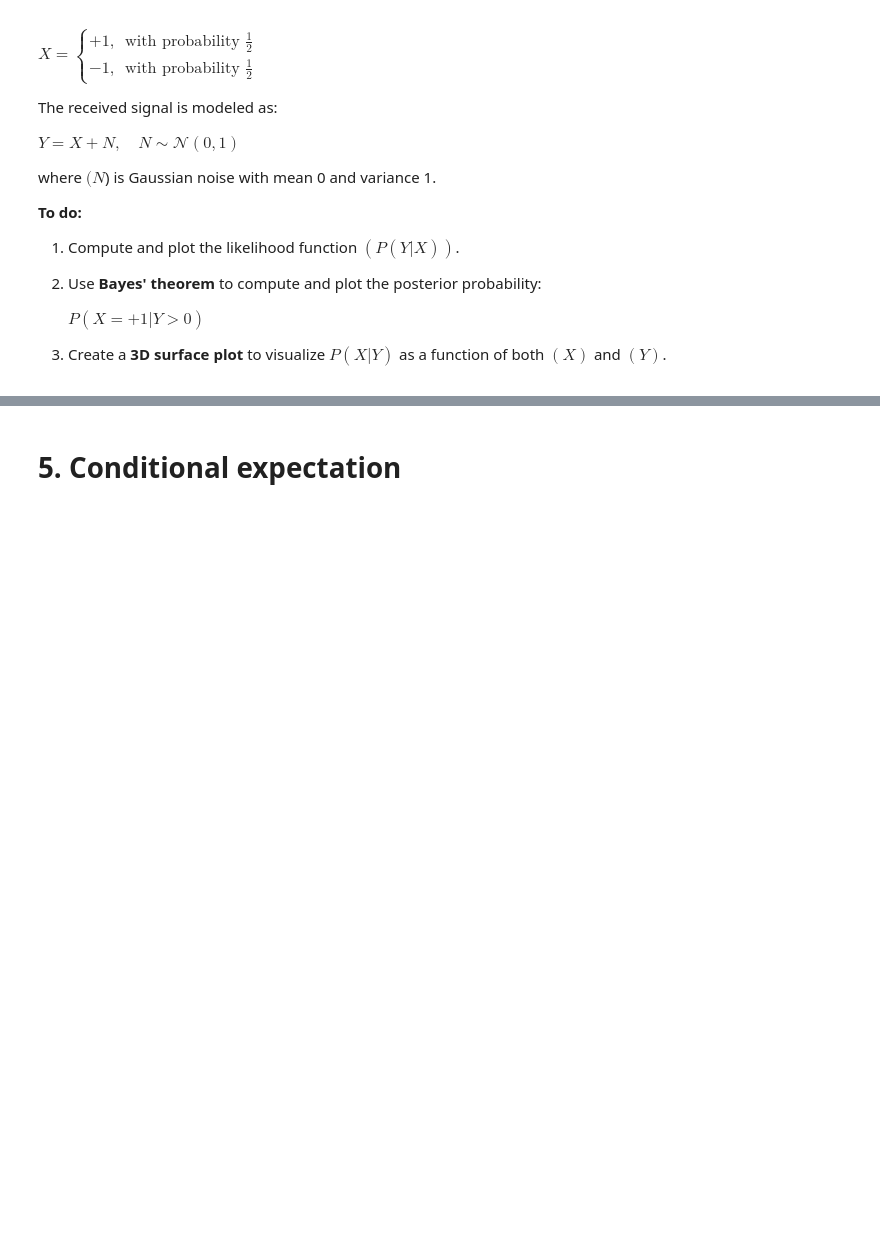
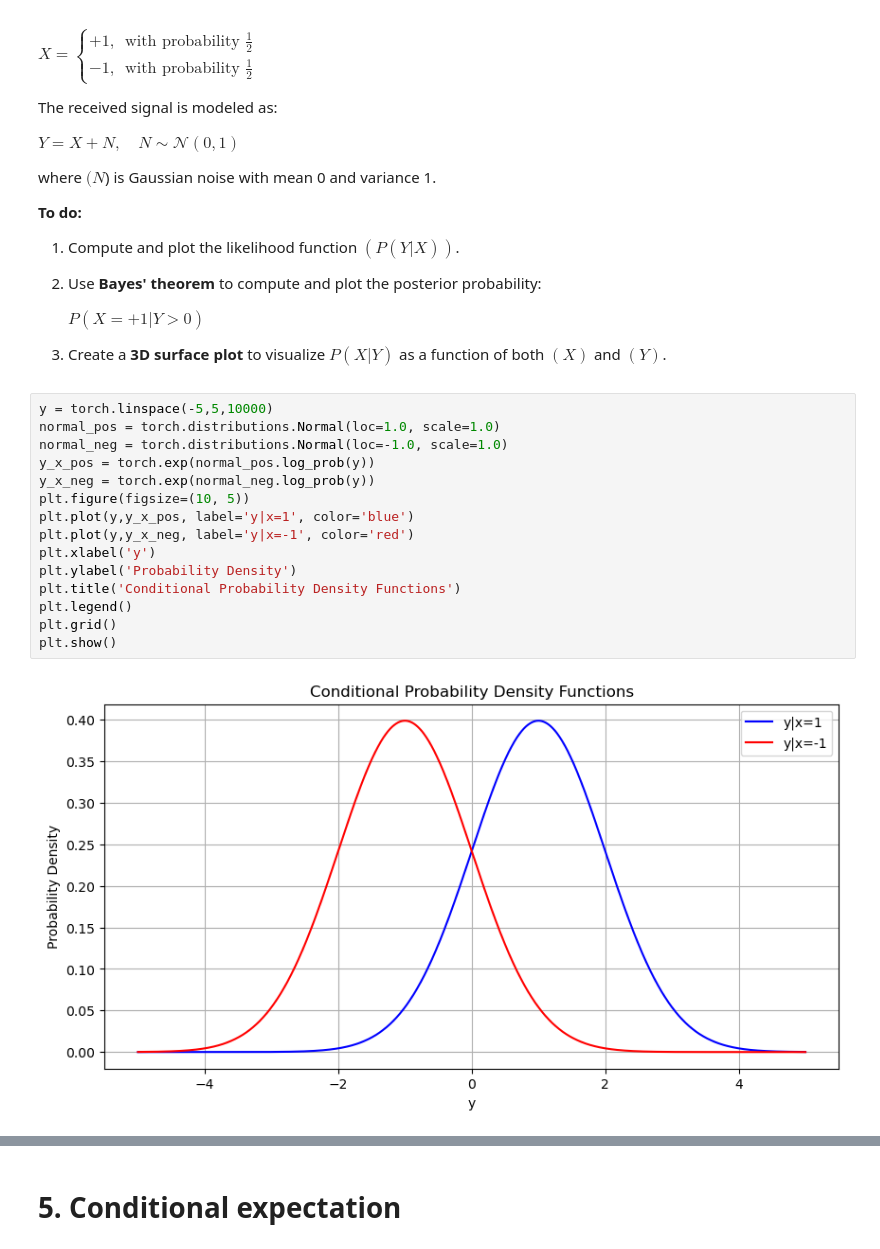
Before and after one commit to ChaitanyaBhoite/Final, a Jupyter notebook: Final_Lab_Joint_Distributions_Sample_Statistics.ipynb, the cells around one changed output, grey strips where cells are left out. Cells and saved outputs as stored; diff of their text form; blank space fills up the shorter version.

```diff
--- a/Final_Lab_Joint_Distributions_Sample_Statistics.ipynb
+++ b/Final_Lab_Joint_Distributions_Sample_Statistics.ipynb
@@ -284,3 +299,20 @@ where $( N $) is Gaussian noise with mean 0 and variance 1.
    $
 
 3. Create a **3D surface plot** to visualize $P(X | Y)$ as a function of both $( X )$ and $( Y )$.
+# %%
+y = torch.linspace(-5,5,10000)
+normal_pos = torch.distributions.Normal(loc=1.0, scale=1.0)
+normal_neg = torch.distributions.Normal(loc=-1.0, scale=1.0)
+y_x_pos = torch.exp(normal_pos.log_prob(y))
+y_x_neg = torch.exp(normal_neg.log_prob(y))
+plt.figure(figsize=(10, 5))
+plt.plot(y,y_x_pos, label='y|x=1', color='blue')
+plt.plot(y,y_x_neg, label='y|x=-1', color='red')
+plt.xlabel('y')
+plt.ylabel('Probability Density')
+plt.title('Conditional Probability Density Functions')
+plt.legend()
+plt.grid()
+plt.show()
+# %% [output]
+[figure, added]
```
Also changed, not shown: parts of 22 cells of this notebook.
